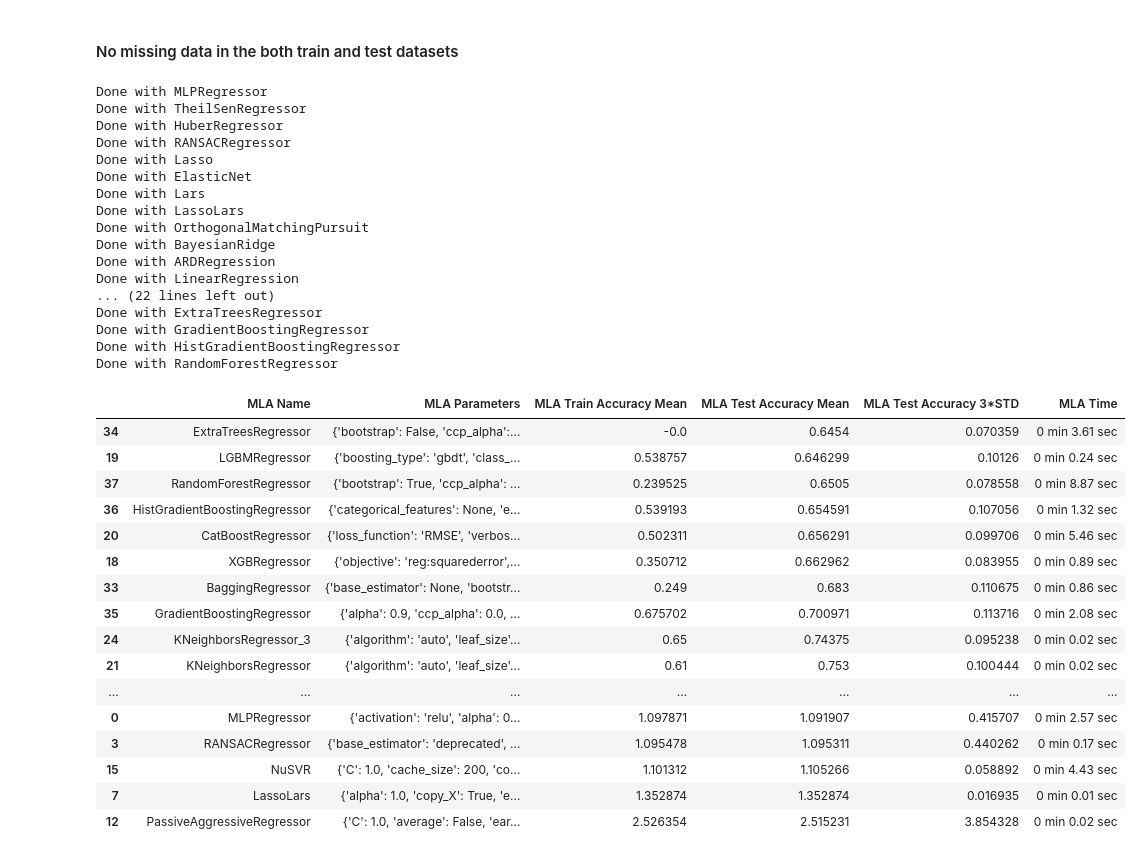
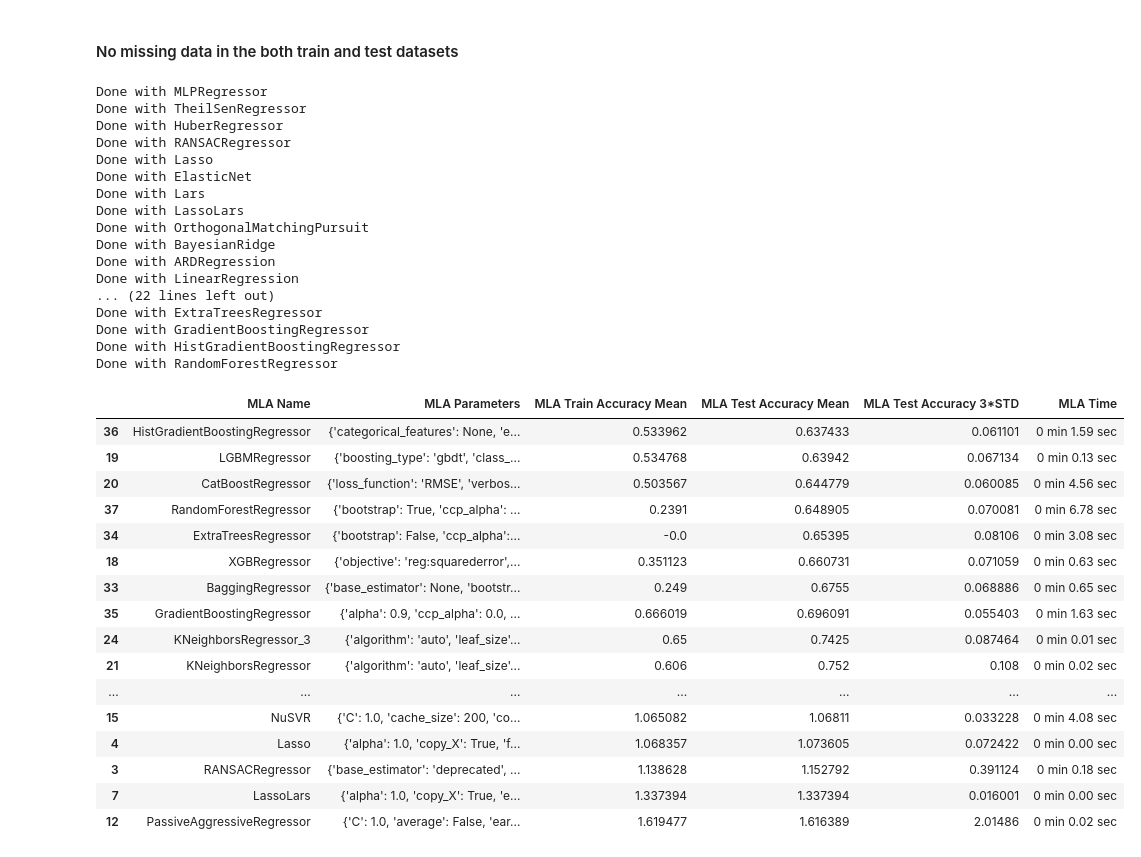
Before and after one commit to hardboyvino/kaggle_competition, a Jupyter notebook: playground_3.25/preprocess.ipynb, the cells around one changed output. Drawn from its saved outputs; the diff is of its cells as text; code cells hidden in the pictures.

```diff
--- a/playground_3.25/preprocess.ipynb
+++ b/playground_3.25/preprocess.ipynb
@@ -47,3 +64,31 @@ df = pd.concat([
     train[num_var].assign(Source='Train'),
     test[num_var].assign(Source='Test')
 ], axis=0, ignore_index=True)
+# %%
+# Check for outliers
+def outlier_thresholds(dataframe, col_name, q1=0.01, q3=0.99):
+    quartile1 = dataframe[col_name].quantile(q1)
+    quartile3 = dataframe[col_name].quantile(q3)
+    IQR = quartile3 - quartile1
+    up_limit = quartile3 + 1.5 * IQR
+    low_limit = quartile1 - 1.5 * IQR
+    print(f'Feature name: {col_name}')
+    print(f'Low Limit: {low_limit}')
+    print(f'Upper Limit: {up_limit}')
+    print()
+    return low_limit, up_limit
+
+
+def remove_outlier(dataframe, col_name):
+    """
+    Example Usage:
+    for col in num_cols:
+    new_df = remove_outlier(titanic, col)
+    """
+    low_limit, up_limit = outlier_thresholds(dataframe, col_name)
+    df_without_outliers = dataframe[~((dataframe[col_name] < low_limit) | (dataframe[col_name] > up_limit))]
+    return df_without_outliers
+
+df_outliers = train.copy()
+for col in num_var:
+    df_outliers = remove_outlier(df_outliers, col)
@@ -157,7 +237,7 @@ for alg in MLA:
 
 	"""score model with cross validation: http://scikit-learn.org/stable/modules/generated/sklearn.model_selection.cross_validate.html#sklearn.model_selection.cross_validate"""
 
-	cv_results = cross_validate(alg, train[num_var], train[TARGET], cv=cv_split, scoring=scoring, return_train_score=True)
+	cv_results = cross_validate(alg, df_outliers[num_var], df_outliers[TARGET], cv=cv_split, scoring=scoring, return_train_score=True)
 
 	# Calculate mean time in seconds
 	mean_fit_time = cv_results['fit_time'].mean()
@@ -177,49 +257,49 @@ for alg in MLA:
 	# # #save MLA predictions - see section 6 for usage
 	# alg.fit(data1[data1_x_bin], data1[Target])
 	# MLA_predict[MLA_name] = alg.predict(data1[data1_x_bin])
 	print(f'Done with {MLA_name}')
 	row_index+=1
 
 
 #print and sort table: https://pandas.pydata.org/pandas-docs/stable/generated/pandas.DataFrame.sort_values.html
 MLA_compare.sort_values(by = ['MLA Test Accuracy Mean'], ascending = True, inplace = True)
 MLA_compare.to_csv(f'{experiment}_results.csv', index=False)
 MLA_compare
 # %% [output]
 Done with MLPRegressor
 Done with TheilSenRegressor
 Done with HuberRegressor
 Done with RANSACRegressor
 Done with Lasso
 Done with ElasticNet
 Done with Lars
 Done with LassoLars
 Done with OrthogonalMatchingPursuit
 Done with BayesianRidge
 Done with ARDRegression
 Done with LinearRegression
 ... (22 lines left out)
 Done with ExtraTreesRegressor
 Done with GradientBoostingRegressor
 Done with HistGradientBoostingRegressor
 Done with RandomForestRegressor
 |  | MLA Name | MLA Parameters | MLA Train Accuracy Mean | MLA Test Accuracy Mean | MLA Test Accuracy 3*STD | MLA Time |
-| 34 | ExtraTreesRegressor | {'bootstrap': False, 'ccp_alpha':... | -0.0 | 0.6454 | 0.070359 | 0 min 3.61 sec |
-| 19 | LGBMRegressor | {'boosting_type': 'gbdt', 'class_... | 0.538757 | 0.646299 | 0.10126 | 0 min 0.24 sec |
-| 37 | RandomForestRegressor | {'bootstrap': True, 'ccp_alpha': ... | 0.239525 | 0.6505 | 0.078558 | 0 min 8.87 sec |
-| 36 | HistGradientBoostingRegressor | {'categorical_features': None, 'e... | 0.539193 | 0.654591 | 0.107056 | 0 min 1.32 sec |
-| 20 | CatBoostRegressor | {'loss_function': 'RMSE', 'verbos... | 0.502311 | 0.656291 | 0.099706 | 0 min 5.46 sec |
-| 18 | XGBRegressor | {'objective': 'reg:squarederror',... | 0.350712 | 0.662962 | 0.083955 | 0 min 0.89 sec |
-| 33 | BaggingRegressor | {'base_estimator': None, 'bootstr... | 0.249 | 0.683 | 0.110675 | 0 min 0.86 sec |
-| 35 | GradientBoostingRegressor | {'alpha': 0.9, 'ccp_alpha': 0.0, ... | 0.675702 | 0.700971 | 0.113716 | 0 min 2.08 sec |
-| 24 | KNeighborsRegressor_3 | {'algorithm': 'auto', 'leaf_size'... | 0.65 | 0.74375 | 0.095238 | 0 min 0.02 sec |
-| 21 | KNeighborsRegressor | {'algorithm': 'auto', 'leaf_size'... | 0.61 | 0.753 | 0.100444 | 0 min 0.02 sec |
+| 36 | HistGradientBoostingRegressor | {'categorical_features': None, 'e... | 0.533962 | 0.637433 | 0.061101 | 0 min 1.59 sec |
+| 19 | LGBMRegressor | {'boosting_type': 'gbdt', 'class_... | 0.534768 | 0.63942 | 0.067134 | 0 min 0.13 sec |
+| 20 | CatBoostRegressor | {'loss_function': 'RMSE', 'verbos... | 0.503567 | 0.644779 | 0.060085 | 0 min 4.56 sec |
+| 37 | RandomForestRegressor | {'bootstrap': True, 'ccp_alpha': ... | 0.2391 | 0.648905 | 0.070081 | 0 min 6.78 sec |
+| 34 | ExtraTreesRegressor | {'bootstrap': False, 'ccp_alpha':... | -0.0 | 0.65395 | 0.08106 | 0 min 3.08 sec |
+| 18 | XGBRegressor | {'objective': 'reg:squarederror',... | 0.351123 | 0.660731 | 0.071059 | 0 min 0.63 sec |
+| 33 | BaggingRegressor | {'base_estimator': None, 'bootstr... | 0.249 | 0.6755 | 0.068886 | 0 min 0.65 sec |
+| 35 | GradientBoostingRegressor | {'alpha': 0.9, 'ccp_alpha': 0.0, ... | 0.666019 | 0.696091 | 0.055403 | 0 min 1.63 sec |
+| 24 | KNeighborsRegressor_3 | {'algorithm': 'auto', 'leaf_size'... | 0.65 | 0.7425 | 0.087464 | 0 min 0.01 sec |
+| 21 | KNeighborsRegressor | {'algorithm': 'auto', 'leaf_size'... | 0.606 | 0.752 | 0.108 | 0 min 0.02 sec |
 | ... | ... | ... | ... | ... | ... | ... |
-| 0 | MLPRegressor | {'activation': 'relu', 'alpha': 0... | 1.097871 | 1.091907 | 0.415707 | 0 min 2.57 sec |
-| 3 | RANSACRegressor | {'base_estimator': 'deprecated', ... | 1.095478 | 1.095311 | 0.440262 | 0 min 0.17 sec |
-| 15 | NuSVR | {'C': 1.0, 'cache_size': 200, 'co... | 1.101312 | 1.105266 | 0.058892 | 0 min 4.43 sec |
-| 7 | LassoLars | {'alpha': 1.0, 'copy_X': True, 'e... | 1.352874 | 1.352874 | 0.016935 | 0 min 0.01 sec |
-| 12 | PassiveAggressiveRegressor | {'C': 1.0, 'average': False, 'ear... | 2.526354 | 2.515231 | 3.854328 | 0 min 0.02 sec |
+| 15 | NuSVR | {'C': 1.0, 'cache_size': 200, 'co... | 1.065082 | 1.06811 | 0.033228 | 0 min 4.08 sec |
+| 4 | Lasso | {'alpha': 1.0, 'copy_X': True, 'f... | 1.068357 | 1.073605 | 0.072422 | 0 min 0.00 sec |
+| 3 | RANSACRegressor | {'base_estimator': 'deprecated', ... | 1.138628 | 1.152792 | 0.391124 | 0 min 0.18 sec |
+| 7 | LassoLars | {'alpha': 1.0, 'copy_X': True, 'e... | 1.337394 | 1.337394 | 0.016001 | 0 min 0.00 sec |
+| 12 | PassiveAggressiveRegressor | {'C': 1.0, 'average': False, 'ear... | 1.619477 | 1.616389 | 2.01486 | 0 min 0.02 sec |
 # %%
 sns.barplot(x='MLA Test Accuracy Mean', y = 'MLA Name', data = MLA_compare, color = 'm')
 
```
Also changed, not shown: parts of 5 cells of this notebook, 1 other file.
